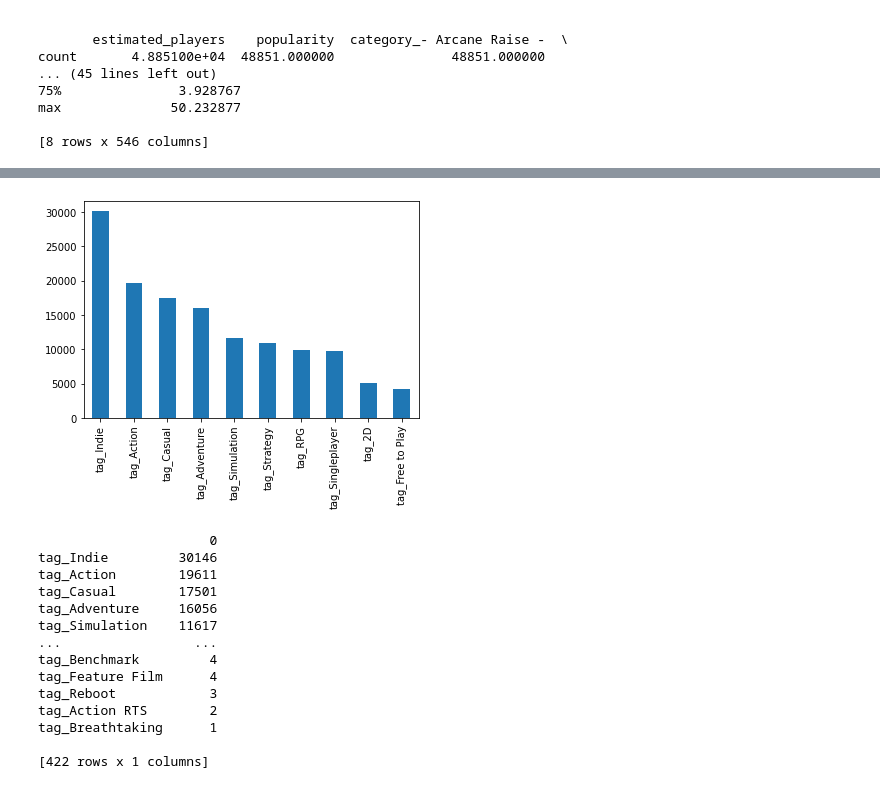
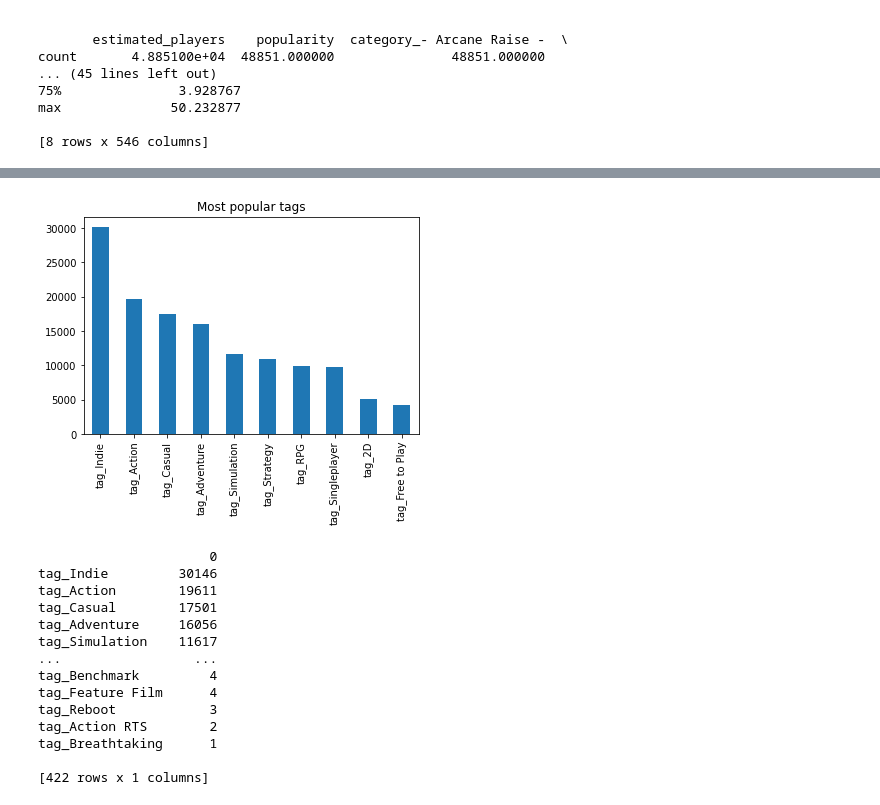
Before and after one commit to LukasL97/IDS-Steam, a Jupyter notebook: Project_incompletedata.ipynb, the cells around one changed output, grey strips where cells are left out. Cells and saved outputs as stored; diff of their text form; code cells hidden in the pictures.

```diff
--- a/Project_incompletedata.ipynb
+++ b/Project_incompletedata.ipynb
@@ -364,16 +367,17 @@ max              50.232877
 # %%
 # Counting the occurences of tags:
 tag_filter = [col for col in games if col.startswith('tag_')]
 tag_cols = games[tag_filter]
 tag_count = tag_cols.sum()
 tag_c = pandas.DataFrame(tag_count)
 tag_c = tag_c.sort_values(by=0, ascending=False)
 topten = tag_c.iloc[:10]
 topten[0].plot(kind='bar')
+mat.title(f'Most popular tags')
 mat.show()
 print(tag_c)
 # %% [output]
-[figure, old version]
+[figure, new version]
                       0
 tag_Indie         30146
 tag_Action        19611
```
Also changed, not shown: parts of 17 cells of this notebook.
